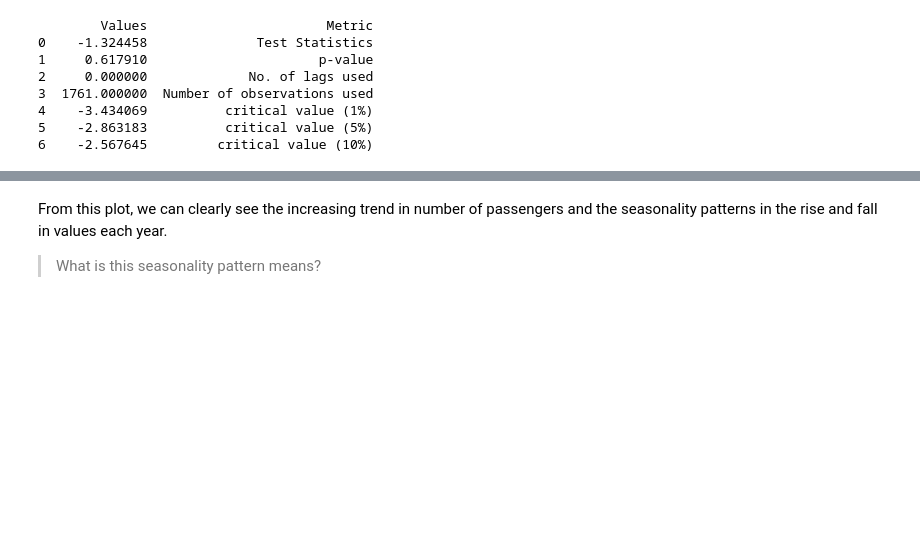
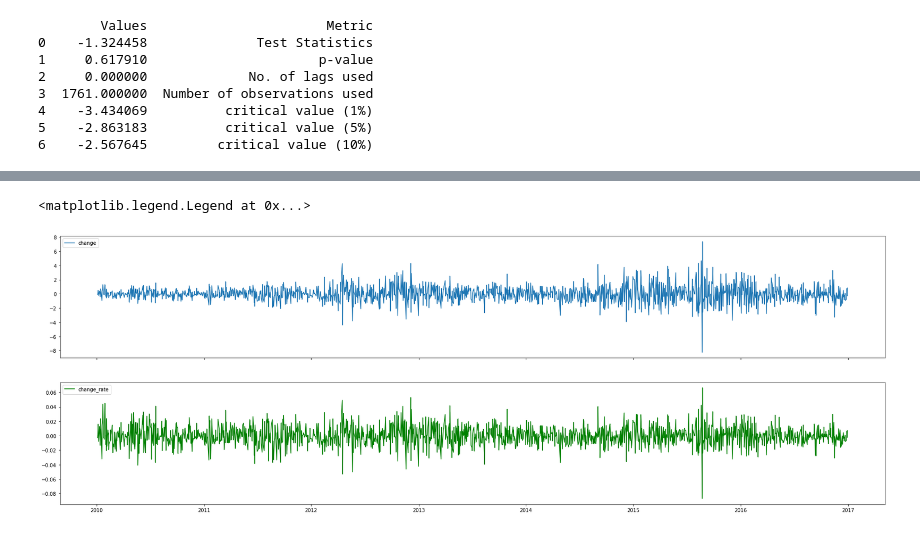
Before and after one commit to gihonglee/Stock_Analysis, a Jupyter notebook: main.ipynb, the cells around one changed output, grey strips where cells are left out. Cells and saved outputs as stored; diff of their text form; code cells hidden in the pictures; blank space fills up the shorter version.

```diff
--- a/main.ipynb
+++ b/main.ipynb
@@ -237,0 +214,8 @@ estimated_residual_add = decompose.resid
+# %%
+# the day it decrease and increase the most in trems of index
+df_apple['change'] = df_apple['open'] - df_apple['close']
+
+print(df_apple['change'].min())
+print(df_apple[df_apple['change'] == df_apple['change'].min()].index)
+print(df_apple['change'].max())
+print(df_apple[df_apple['change'] == df_apple['change'].max()].index)
@@ -237,0 +232,7 @@ estimated_residual_add = decompose.resid
+# %%
+# the day it decrease and increase the most in terms of rate
+df_apple['change_rate'] = df_apple['change']/df_apple['open']
+print(df_apple['change_rate'].min())
+print(df_apple[df_apple['change_rate'] == df_apple['change_rate'].min()].index)
+print(df_apple['change_rate'].max())
+print(df_apple[df_apple['change_rate'] == df_apple['change_rate'].max()].index)
@@ -238,20 +249,12 @@ estimated_residual_add = decompose.resid
 # %%
-fig, axes = plt.subplots(4, 1, sharex=True, sharey=False)
+fig, axes = plt.subplots(2, 1, sharex=True, sharey=False)
 fig.set_figheight(10)
-fig.set_figwidth(15)
-
-axes[0].plot(df_apple['close'], label='Original')
+fig.set_figwidth(30)
+axes[0].plot(df_apple['change'], label='change')
 axes[0].legend(loc='upper left')
 
-axes[1].plot(estimated_trend_add, label='Trend')
+axes[1].plot(df_apple['change_rate'], label='change_rate', color = 'green')
 axes[1].legend(loc='upper left')
-
-axes[2].plot(estimated_seasonal_add, label='Cyclic')
-axes[2].legend(loc='upper left')
-
-axes[3].plot(estimated_residual_add, label='Residuals')
-axes[3].legend(loc='upper left')
+# %% [output]
+<matplotlib.legend.Legend at 0x...>
+[figure, added]
-# %% [markdown]
-From this plot, we can clearly see the increasing trend in number of passengers and the seasonality patterns in the rise and fall in values each year.
-
-> What is this seasonality pattern means?
```
Also changed, not shown: parts of 35 cells of this notebook.
